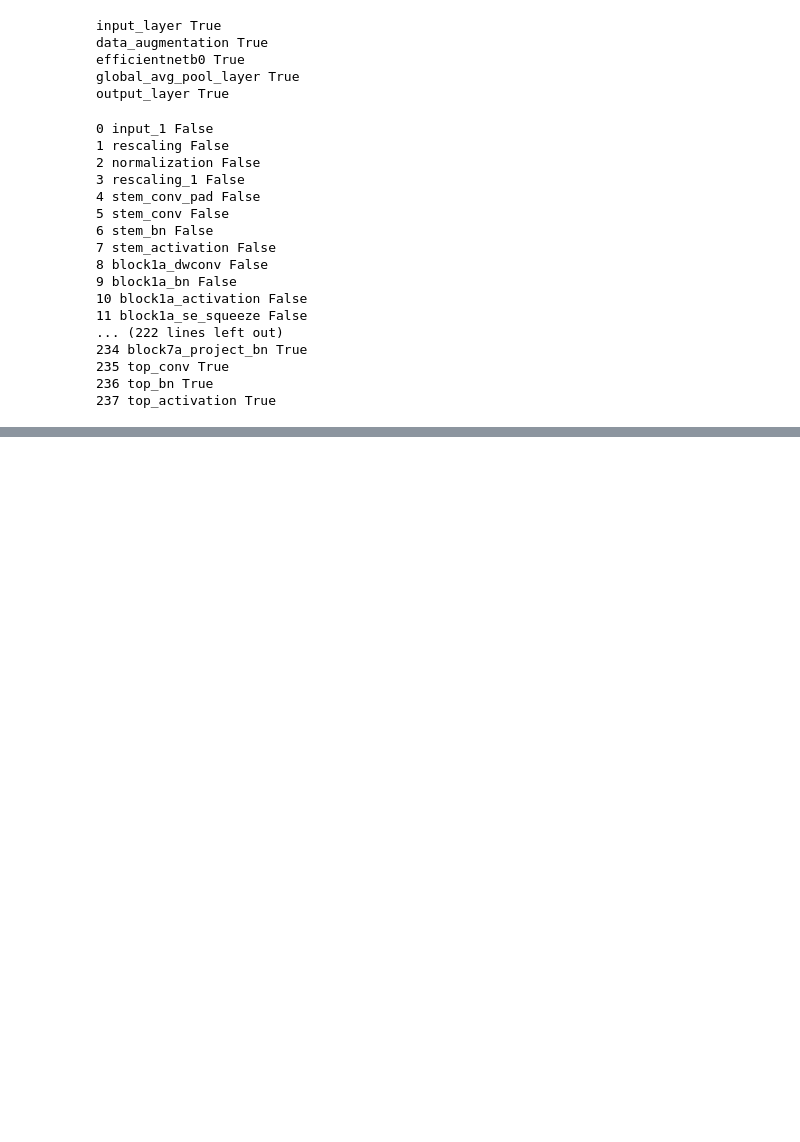
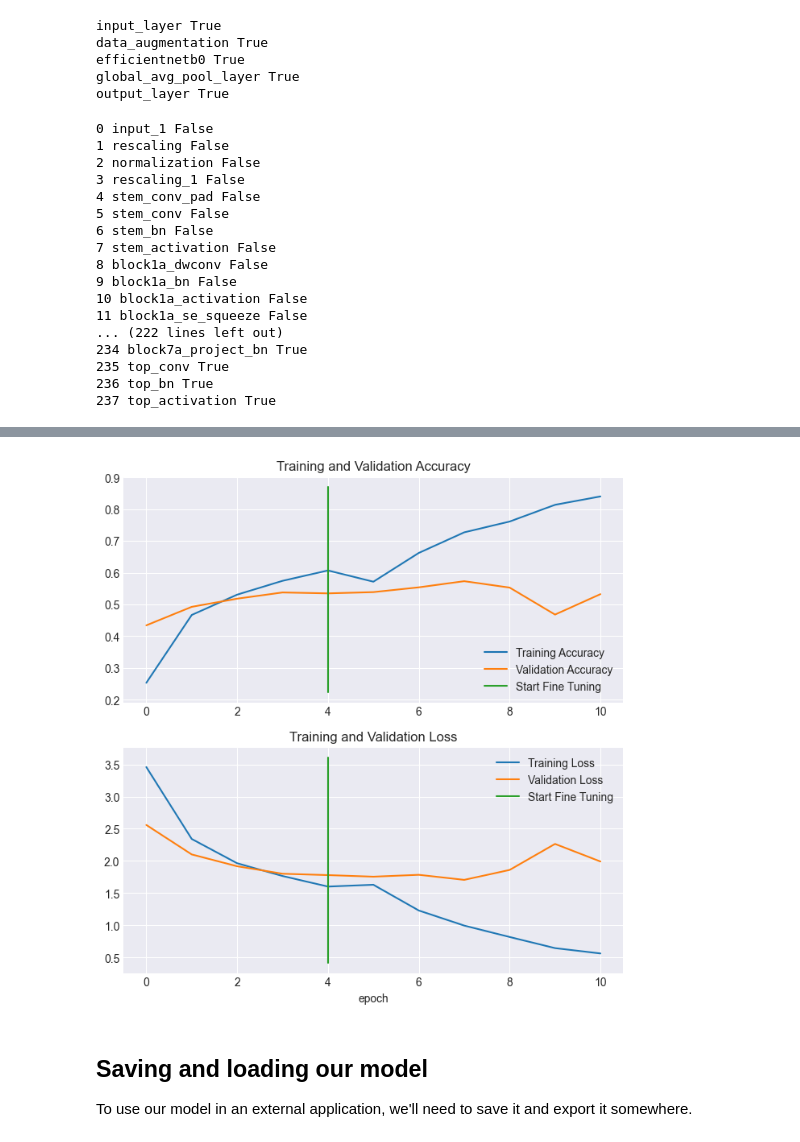
Before and after one commit to leohfigueiredo/Project_1, a Jupyter notebook: Tensorflow-1/Files&notebooks/06_Transfer_learning_scaling_up/06_transfer_learning_in_tensorflow_part_3_scaling_up.ipynb, the cells around one changed output, grey strips where cells are left out. Drawn from its saved outputs; the diff is of its cells as text; code cells hidden in the pictures; blank space fills up the shorter version.

Commit message:
24_02 -saving & load training model

```diff
--- a/Tensorflow-1/Files&notebooks/06_Transfer_learning_scaling_up/06_transfer_learning_in_tensorflow_part_3_scaling_up.ipynb
+++ b/Tensorflow-1/Files&notebooks/06_Transfer_learning_scaling_up/06_transfer_learning_in_tensorflow_part_3_scaling_up.ipynb
@@ -309,3 +309,13 @@ for layer_number, layer in enumerate(model.layers[2].layers):
 235 top_conv True
 236 top_bn True
 237 top_activation True
+# %%
+# Fine-tune for 5 more epochs
+fine_tune_epochs = 10 # model has already done 5 epochs (feature extraction), this is the total number of epochs we're after (5 + 5 = 10)
+
+# Fine-tuning our model
+history_all_classes_10_percent_fine_tune = model.fit(train_data_all_10_percent,
+                                                     epochs=fine_tune_epochs,
+                                                     validation_data=test_data,
+                                                     validation_steps=int(0.15 * len(test_data)),
+                                                     initial_epoch=history_all_classes_10_percent.epoch[-1])
@@ -311,0 +342,11 @@ for layer_number, layer in enumerate(model.layers[2].layers):
+# %%
+# Compare the histories of feature extraction model with fine-tuning model
+compare_historys(original_history=history_all_classes_10_percent,
+                 new_history=history_all_classes_10_percent_fine_tune,
+                 initial_epochs=5)
+# %% [output]
+[figure, added]
+# %% [markdown]
+## Saving and loading our model
+
+To use our model in an external application, we'll need to save it and export it somewhere.
```
Also changed, not shown: parts of 7 cells of this notebook, 2 other files.
